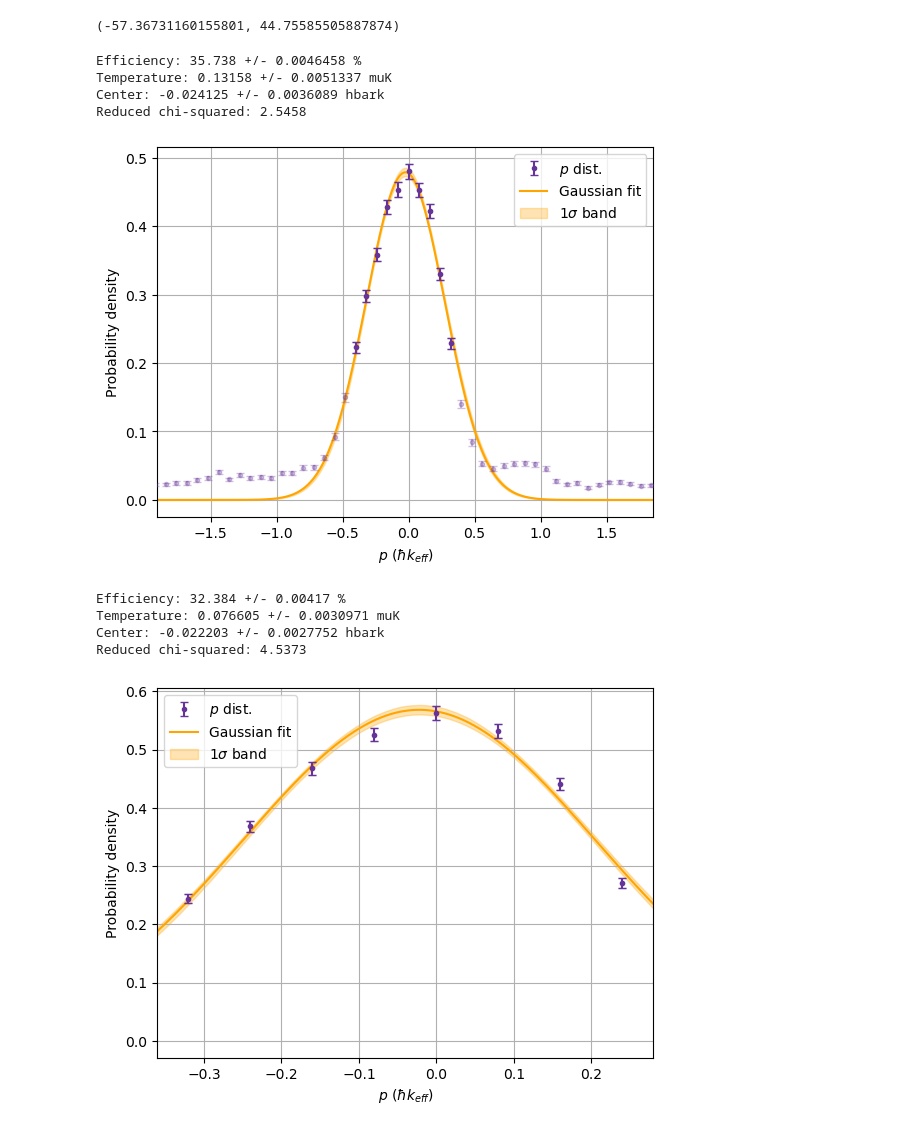
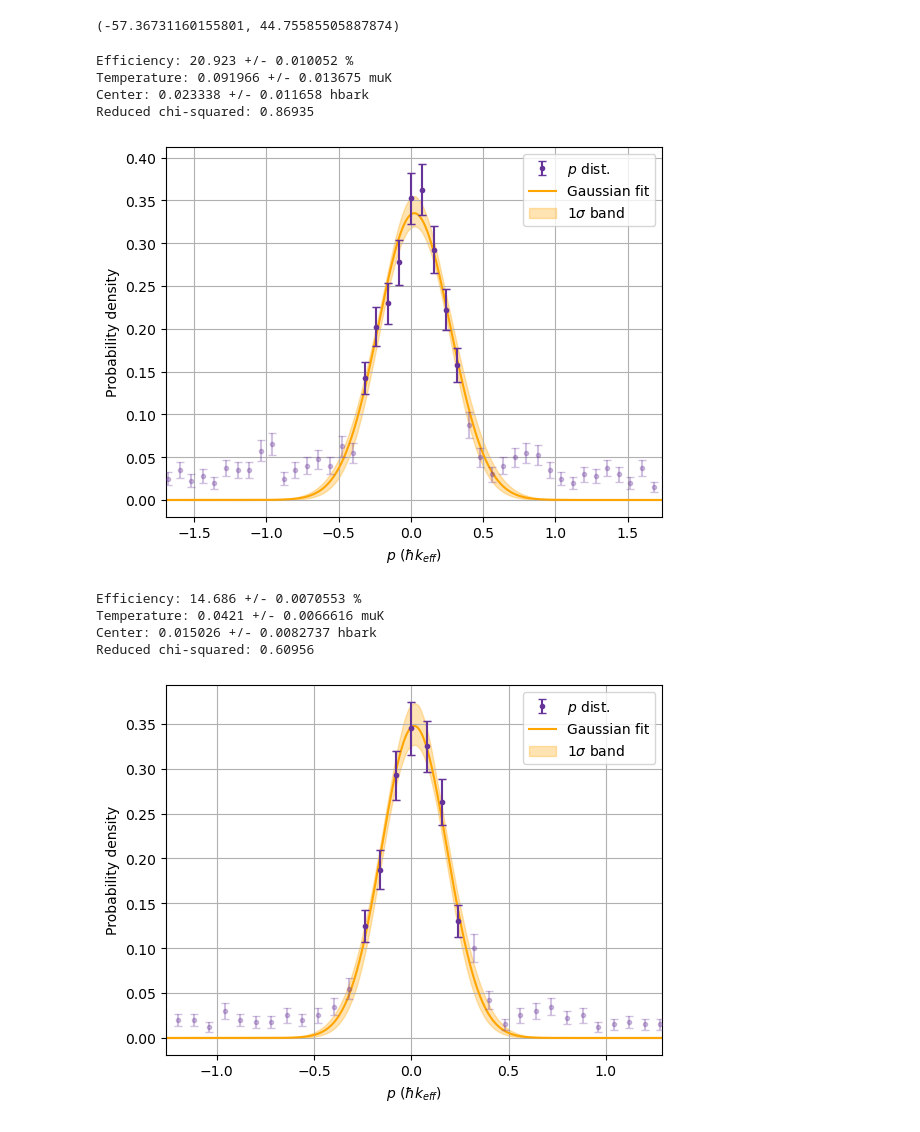
Before and after one commit to tr2g20/simulations, a Jupyter notebook: alg_cooling.ipynb, the cells around one changed output. Drawn from its saved outputs; the diff is of its cells as text; code cells hidden in the pictures.

```diff
--- a/alg_cooling.ipynb
+++ b/alg_cooling.ipynb
@@ -45,6 +48,6 @@ moms_list, fracs_list, _ = simulate_alg_cooling(basis=basis, sequence=RR3, n_ato
                                                         )
 # %%
-path = Path("data/algorithmic cooling/2026-06-09_algcooling_f3_16cycles_6muK_50000atoms_1e+10Hz.h5")
+path = Path("data/algorithmic cooling/2026-06-26_algcooling_f3_16cycles_15muK_5000atoms_5e+05Hz_1.h5")
 loaded_dict = load_p_dists(file_path=path)
 moms_list = loaded_dict["p_list"]
 fracs_list = loaded_dict["weights_list"]
@@ -81,24 +84,24 @@ amp, T, shift, errs, chi2, _ = fit_gaussian(moms_list[-17], fracs=fracs_list[-17
                                             # plot_residuals=True,
                                             )
 # %% [output]
-Efficiency: 35.738 +/- 0.0046458 %
-Temperature: 0.13158 +/- 0.0051337 muK
-Center: -0.024125 +/- 0.0036089 hbark
-Reduced chi-squared: 2.5458
+Efficiency: 20.923 +/- 0.010052 %
+Temperature: 0.091966 +/- 0.013675 muK
+Center: 0.023338 +/- 0.011658 hbark
+Reduced chi-squared: 0.86935
-[figure, old version]
+[figure, new version]
 # %%
 amp, T, shift, errs, chi2, _ = fit_gaussian(moms_list[-1], fracs=fracs_list[-1], range = global_range, bin_width=bin_width,
                                             plot=True,
-                                            xscale=1,
+                                            xscale=5,
                                             threshold=0.33,
                                             # plot_residuals=True,
                                             )
 # %% [output]
-Efficiency: 32.384 +/- 0.00417 %
-Temperature: 0.076605 +/- 0.0030971 muK
-Center: -0.022203 +/- 0.0027752 hbark
-Reduced chi-squared: 4.5373
+Efficiency: 14.686 +/- 0.0070553 %
+Temperature: 0.0421 +/- 0.0066616 muK
+Center: 0.015026 +/- 0.0082737 hbark
+Reduced chi-squared: 0.60956
-[figure, old version]
+[figure, new version]
 # %%
 ### modified ex10 gate
 rabi_freq = 2*pi*1e12
```
Also changed, not shown: parts of 2 cells of this notebook, 3 other files.
